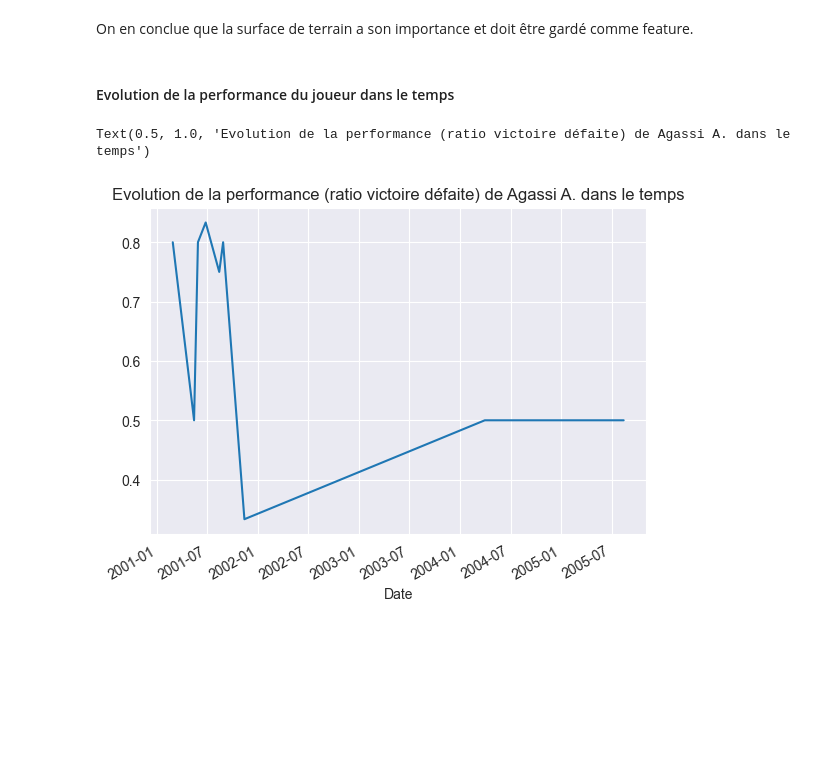
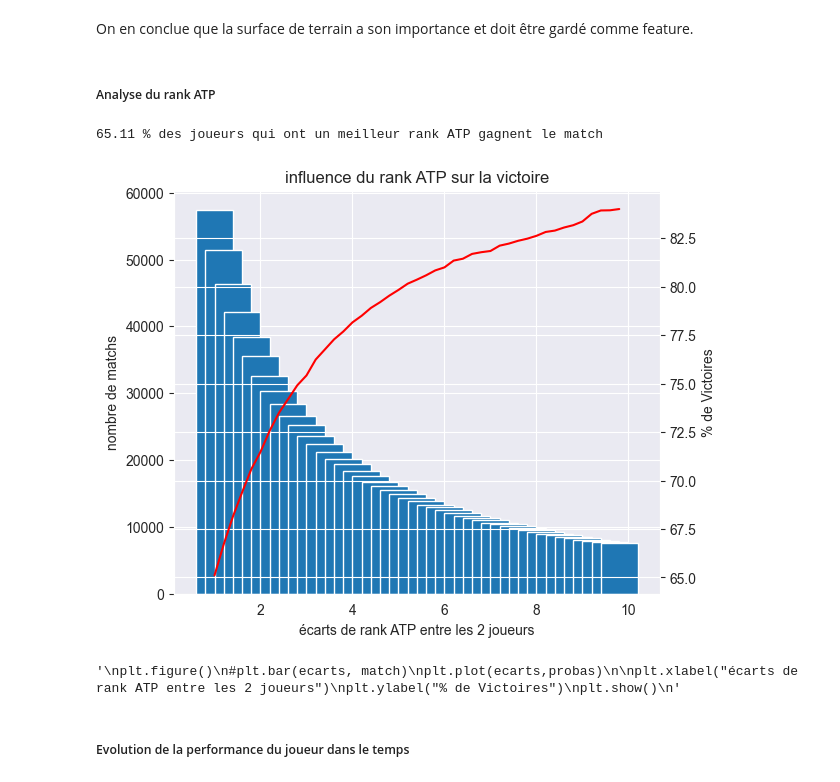
Before and after one commit to chboudry/PariTennis, a Jupyter notebook: analyse.ipynb, the cells around one changed output. Cells and saved outputs as stored; diff of their text form; code cells hidden in the pictures; blank space fills up the shorter version.

```diff
--- a/analyse.ipynb
+++ b/analyse.ipynb
@@ -357,15 +361,46 @@ figsize=(14,10))
 [figure]
 # %% [markdown]
 On en conclue que la surface de terrain a son importance et doit être gardé comme feature.
+# %% [markdown]
+##### Analyse du rank ATP
+# %%
+best_rank_win = df.loc[df['WRank']<df['LRank']]['WRank'].count()
+total_match = df.WRank.count()
+
+print(round(100*best_rank_win /total_match,2), "% des joueurs qui ont un meilleur rank ATP gagnent le match")
+# %% [output]
+65.11 % des joueurs qui ont un meilleur rank ATP gagnent le match
+# %%
+# Est ce que l'écart de rank est significatif sur le résultat du match ?
+ecarts = np.arange(1,10,0.2)
+probas=[]
+matchs=[]
+for ecart in ecarts:
+    best_rank_win = df.loc[(df['WRank']*ecart)<(df['LRank'])]['WRank'].count()
+    best_rank_loss = df.loc[(df['LRank']*ecart)<(df['WRank'])]['WRank'].count()
+    #print(best_rank_win, "  ", best_rank_loss)
+    proba = 100*best_rank_win /(best_rank_win+ best_rank_loss)
+    match = best_rank_win + best_rank_loss
+    matchs.append(match)
+    probas.append(proba)
+
+
+fig, ax1 = plt.subplots()
+color = 'tab:red'
+ax1.set_xlabel('écarts de rank ATP entre les 2 joueurs')
+ax1.set_ylabel('nombre de matchs')
+ax1.bar(ecarts, matchs)
+
+ax2 = ax1.twinx()
+ax2.set_ylabel('% de Victoires')
+ax2.plot(ecarts, probas, color='red')
+
+
+fig.tight_layout()  # otherwise the right y-label is slightly clipped
+plt.title("influence du rank ATP sur la victoire")
+plt.show()
+# %% [output]
+[figure, added]
+'\nplt.figure()\n#plt.bar(ecarts, match)\nplt.plot(ecarts,probas)\n\nplt.xlabel("écarts de rank ATP entre les 2 joueurs")\nplt.ylabel("% de Victoires")\nplt.show()\n'
 # %% [markdown]
-#### Evolution de la performance du joueur dans le temps
+##### Evolution de la performance du joueur dans le temps
-# %%
-player = players[6]
-test = df.loc[df['Winner']==player].Date.value_counts() / (df.loc[df['Winner']==player].Date.value_counts() +  df.loc[df['Loser']==player].Date.value_counts())
-test = test.dropna()
-test.plot()
-title = "Evolution de la performance (ratio victoire défaite) de " + player + " dans le temps"
-plt.title(title)
-# %% [output]
-Text(0.5, 1.0, 'Evolution de la performance (ratio victoire défaite) de Agassi A. dans le temps')
-[figure, removed]
```
Also changed, not shown: parts of 12 cells of this notebook.
